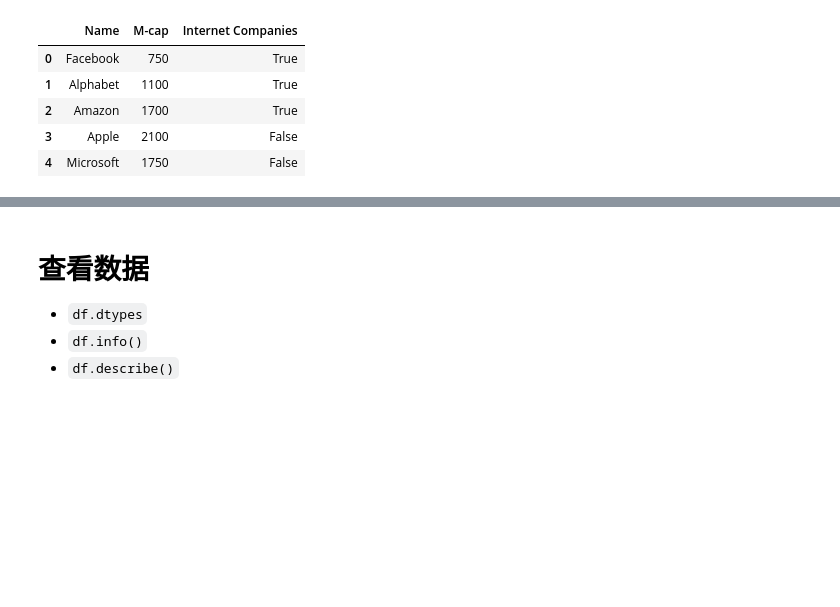
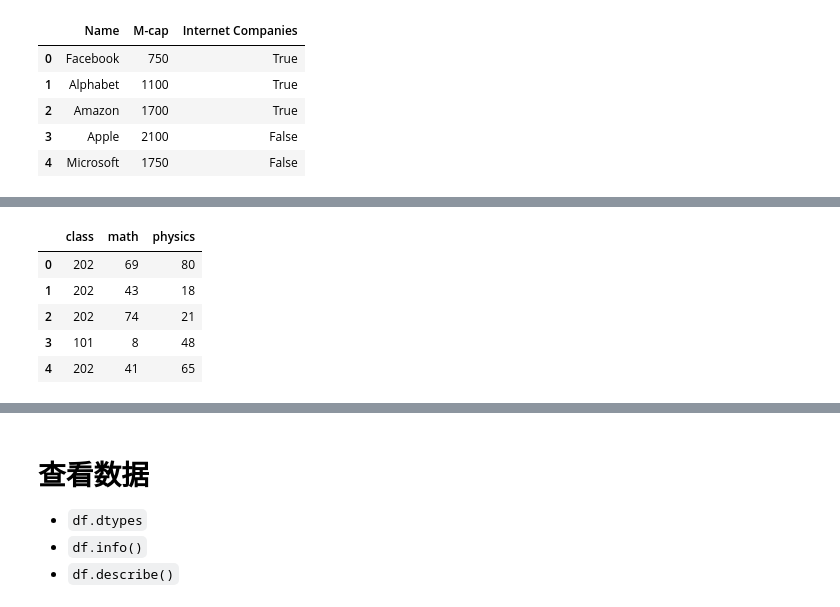
Before and after one commit to tcfh2016/knowledge-map, a Jupyter notebook: Techs/data-science/pandas/crud/creat/use_dataframe.ipynb, the cells around one changed output, grey strips where cells are left out. Saved outputs shown, nothing was run; the diff lists cells and outputs as text; code cells hidden in the pictures; blank space fills up the shorter version.

```diff
--- a/Techs/data-science/pandas/crud/creat/use_dataframe.ipynb
+++ b/Techs/data-science/pandas/crud/creat/use_dataframe.ipynb
@@ -185,0 +197,17 @@ pd.DataFrame(data, columns=['Name', 'M-cap', 'Internet Companies'])
+# %%
+# 添加新列
+classes = ["101", "202", "303"]
+df = pd.DataFrame(
+    {
+        "class":[classes[x % len(classes)] for x in np.random.randint(0, len(classes), 5)],
+        "math":np.random.randint(0, 100, 5),
+        "physics":np.random.randint(0, 100, 5)
+    })
+df
+# %% [output]
+|  | class | math | physics |
+| 0 | 202 | 69 | 80 |
+| 1 | 202 | 43 | 18 |
+| 2 | 202 | 74 | 21 |
+| 3 | 101 | 8 | 48 |
+| 4 | 202 | 41 | 65 |
```
Also changed, not shown: parts of 15 cells of this notebook, 6 other files.
